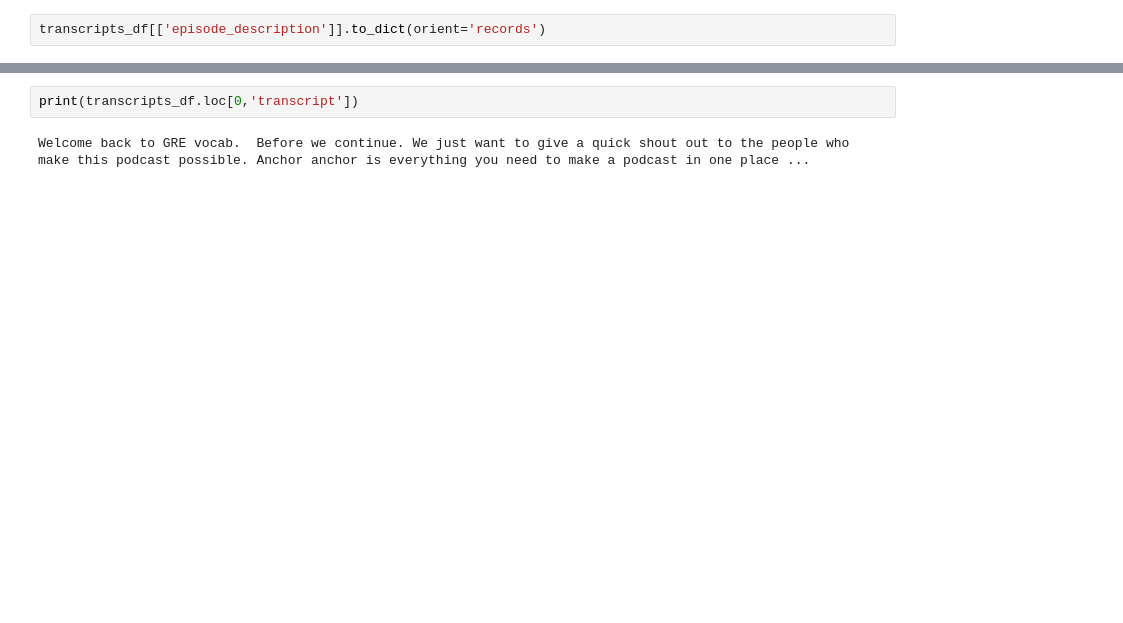
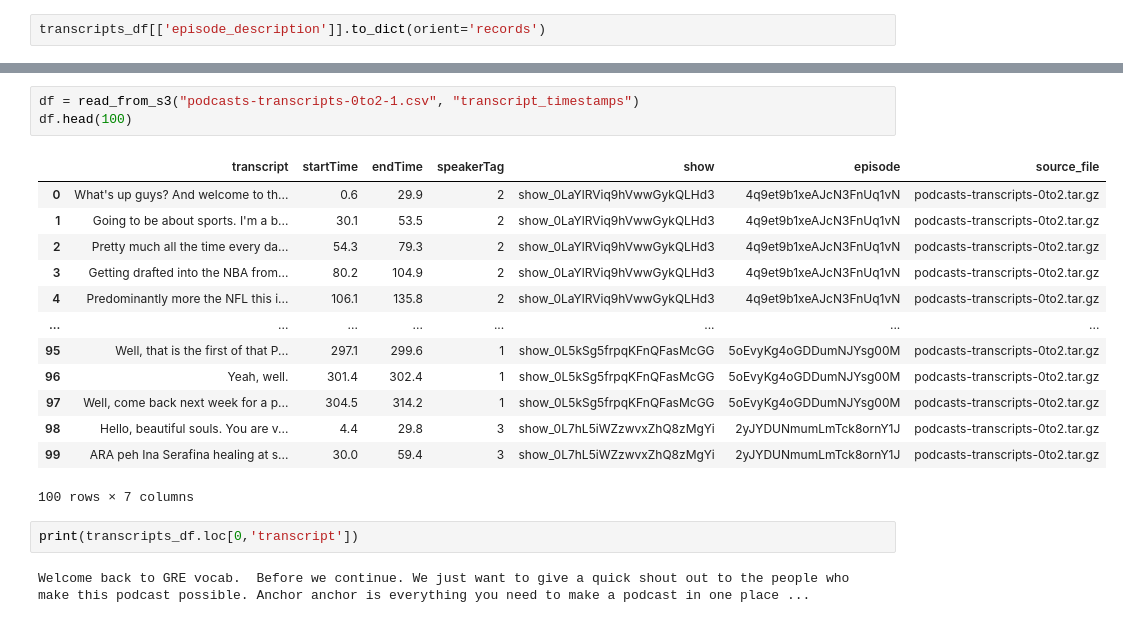
Before and after one commit to CSP-SumarAI/SumarAI, a Jupyter notebook: notebooks/datasetToEmbeddings-Oskari.ipynb, the cells around one changed output, grey strips where cells are left out. Cells and saved outputs as stored; diff of their text form; blank space fills up the shorter version.

```diff
--- a/notebooks/datasetToEmbeddings-Oskari.ipynb
+++ b/notebooks/datasetToEmbeddings-Oskari.ipynb
@@ -232,3 +193,20 @@ read_and_preprocess_transcripts(filepath)
+# %%
+df = read_from_s3("podcasts-transcripts-0to2-1.csv", "transcript_timestamps")
+df.head(100)
+# %% [output]
+|  | transcript | startTime | endTime | speakerTag | show | episode | source_file |
+| 0 | What's up guys? And welcome to th... | 0.6 | 29.9 | 2 | show_0LaYlRViq9hVwwGykQLHd3 | 4q9et9b1xeAJcN3FnUq1vN | podcasts-transcripts-0to2.tar.gz |
+| 1 | Going to be about sports. I'm a b... | 30.1 | 53.5 | 2 | show_0LaYlRViq9hVwwGykQLHd3 | 4q9et9b1xeAJcN3FnUq1vN | podcasts-transcripts-0to2.tar.gz |
+| 2 | Pretty much all the time every da... | 54.3 | 79.3 | 2 | show_0LaYlRViq9hVwwGykQLHd3 | 4q9et9b1xeAJcN3FnUq1vN | podcasts-transcripts-0to2.tar.gz |
+| 3 | Getting drafted into the NBA from... | 80.2 | 104.9 | 2 | show_0LaYlRViq9hVwwGykQLHd3 | 4q9et9b1xeAJcN3FnUq1vN | podcasts-transcripts-0to2.tar.gz |
+| 4 | Predominantly more the NFL this i... | 106.1 | 135.8 | 2 | show_0LaYlRViq9hVwwGykQLHd3 | 4q9et9b1xeAJcN3FnUq1vN | podcasts-transcripts-0to2.tar.gz |
+| ... | ... | ... | ... | ... | ... | ... | ... |
+| 95 | Well, that is the first of that P... | 297.1 | 299.6 | 1 | show_0L5kSg5frpqKFnQFasMcGG | 5oEvyKg4oGDDumNJYsg00M | podcasts-transcripts-0to2.tar.gz |
+| 96 | Yeah, well. | 301.4 | 302.4 | 1 | show_0L5kSg5frpqKFnQFasMcGG | 5oEvyKg4oGDDumNJYsg00M | podcasts-transcripts-0to2.tar.gz |
+| 97 | Well, come back next week for a p... | 304.5 | 314.2 | 1 | show_0L5kSg5frpqKFnQFasMcGG | 5oEvyKg4oGDDumNJYsg00M | podcasts-transcripts-0to2.tar.gz |
+| 98 | Hello, beautiful souls. You are v... | 4.4 | 29.8 | 3 | show_0L7hL5iWZzwvxZhQ8zMgYi | 2yJYDUNmumLmTck8ornY1J | podcasts-transcripts-0to2.tar.gz |
+| 99 | ARA peh Ina Serafina healing at s... | 30.0 | 59.4 | 3 | show_0L7hL5iWZzwvxZhQ8zMgYi | 2yJYDUNmumLmTck8ornY1J | podcasts-transcripts-0to2.tar.gz |
+100 rows × 7 columns
 # %%
 print(transcripts_df.loc[0,'transcript'])
 # %% [output]
```
Also changed, not shown: parts of 9 cells of this notebook, 4 other files.
